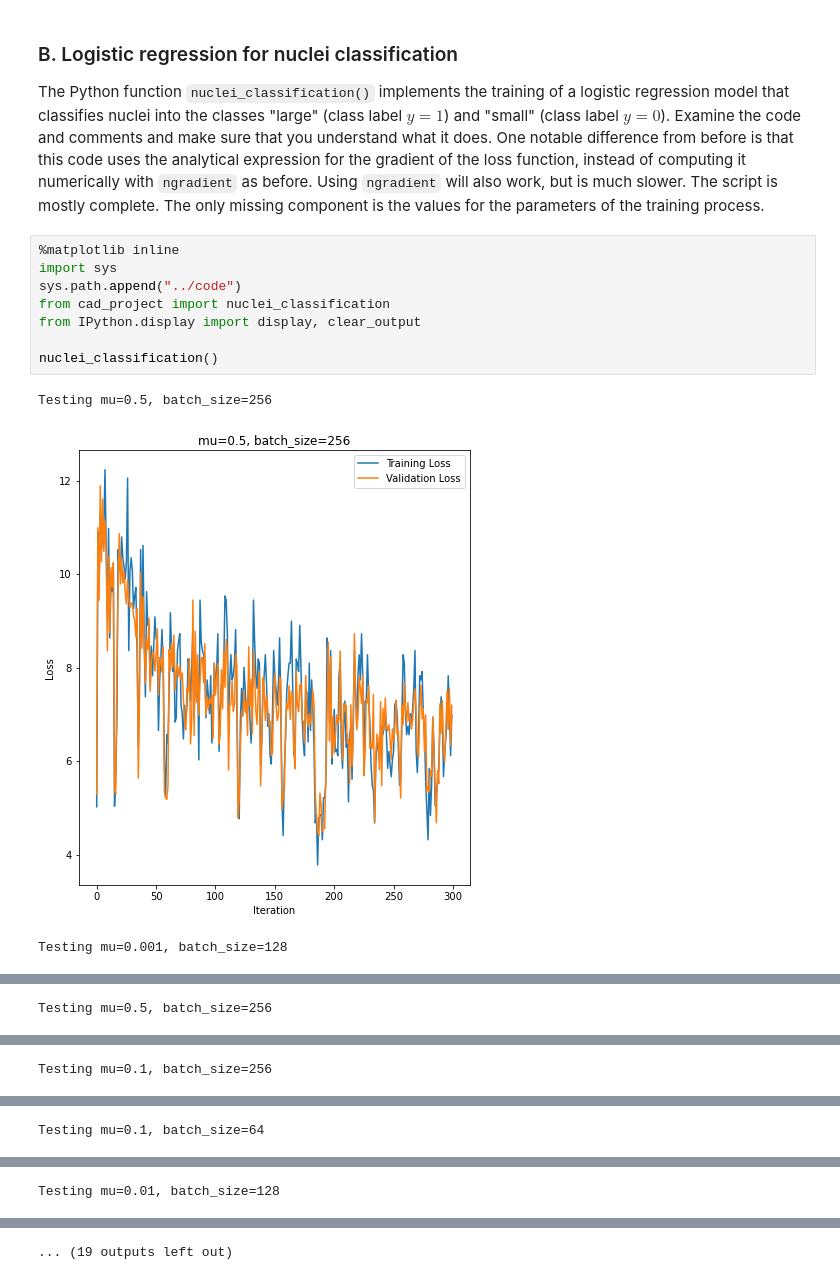
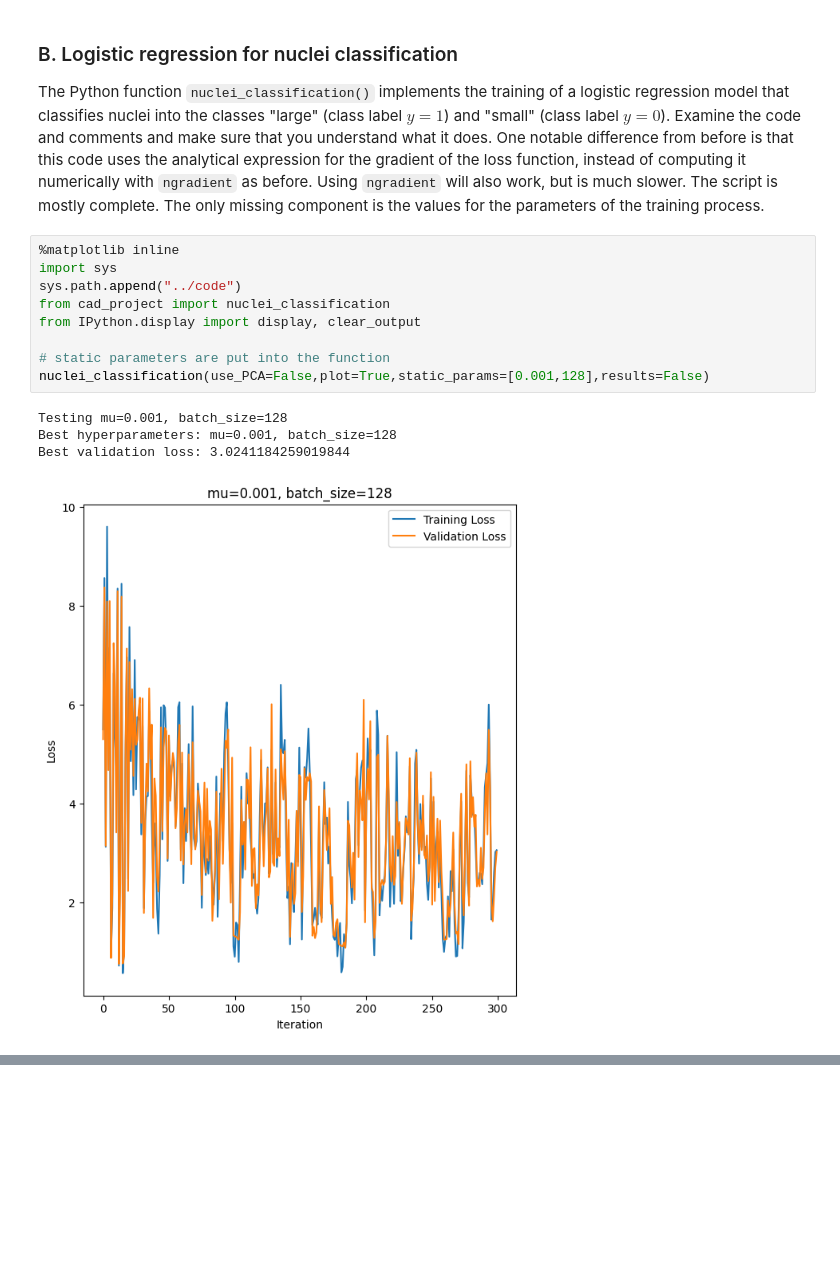
Before and after one commit to QM-L/project-cad-group19, a Jupyter notebook: docs/source/reader/2.5_CAD_project.ipynb, the cells around one changed output, grey strips where cells are left out. Saved outputs shown, nothing was run; the diff lists cells and outputs as text; blank space fills up the shorter version.

Commit message:
kNN results

```diff
--- a/docs/source/reader/2.5_CAD_project.ipynb
+++ b/docs/source/reader/2.5_CAD_project.ipynb
@@ -105,12 +110,14 @@ The Python function `nuclei_classification()` implements the training of a logis
 # %%
 %matplotlib inline
 import sys
 sys.path.append("../code")
 from cad_project import nuclei_classification
 from IPython.display import display, clear_output
 
-nuclei_classification()
+# static parameters are put into the function
+nuclei_classification(use_PCA=False,plot=True,static_params=[0.001,128],results=False)
 # %% [output]
-Testing mu=0.5, batch_size=256
+Testing mu=0.001, batch_size=128
+Best hyperparameters: mu=0.001, batch_size=128
+Best validation loss: 3.0241184259019844
-[figure, old version]
+[figure, new version]
-Testing mu=0.001, batch_size=128
@@ -118 +123,0 @@ Testing mu=0.001, batch_size=128
-Testing mu=0.5, batch_size=256
@@ -120 +123,0 @@ Testing mu=0.5, batch_size=256
-Testing mu=0.1, batch_size=256
@@ -122 +123,0 @@ Testing mu=0.1, batch_size=256
-Testing mu=0.1, batch_size=64
@@ -124 +123,0 @@ Testing mu=0.1, batch_size=64
-Testing mu=0.01, batch_size=128
@@ -126,4 +124,3 @@ Testing mu=0.01, batch_size=128
-... (19 outputs left out)
 # %% [markdown]
 <div style="float:right;margin:-5px 5px"><img src="../reader/assets/todo_ico.png" width="42" height="42"></div>
 
```
Also changed, not shown: parts of 2 cells of this notebook, 2 other files.
